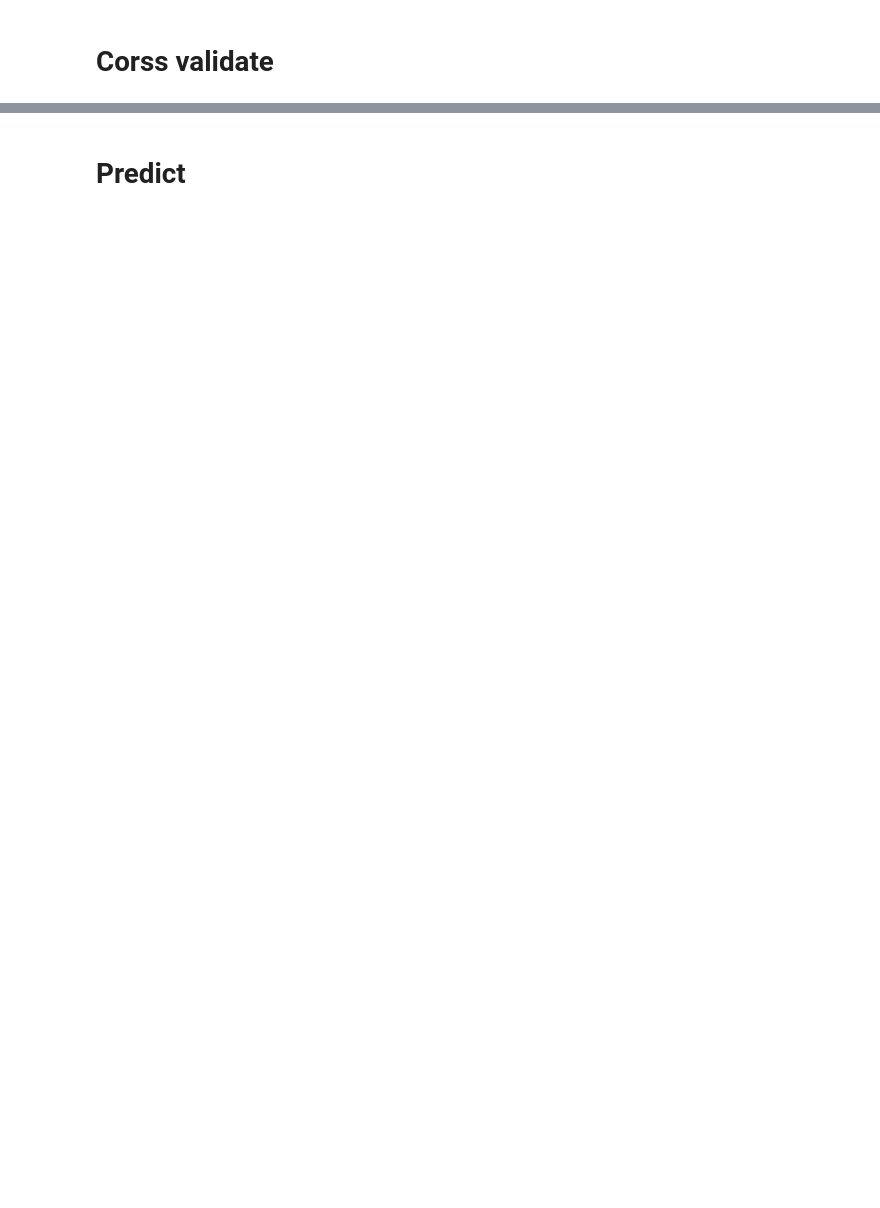
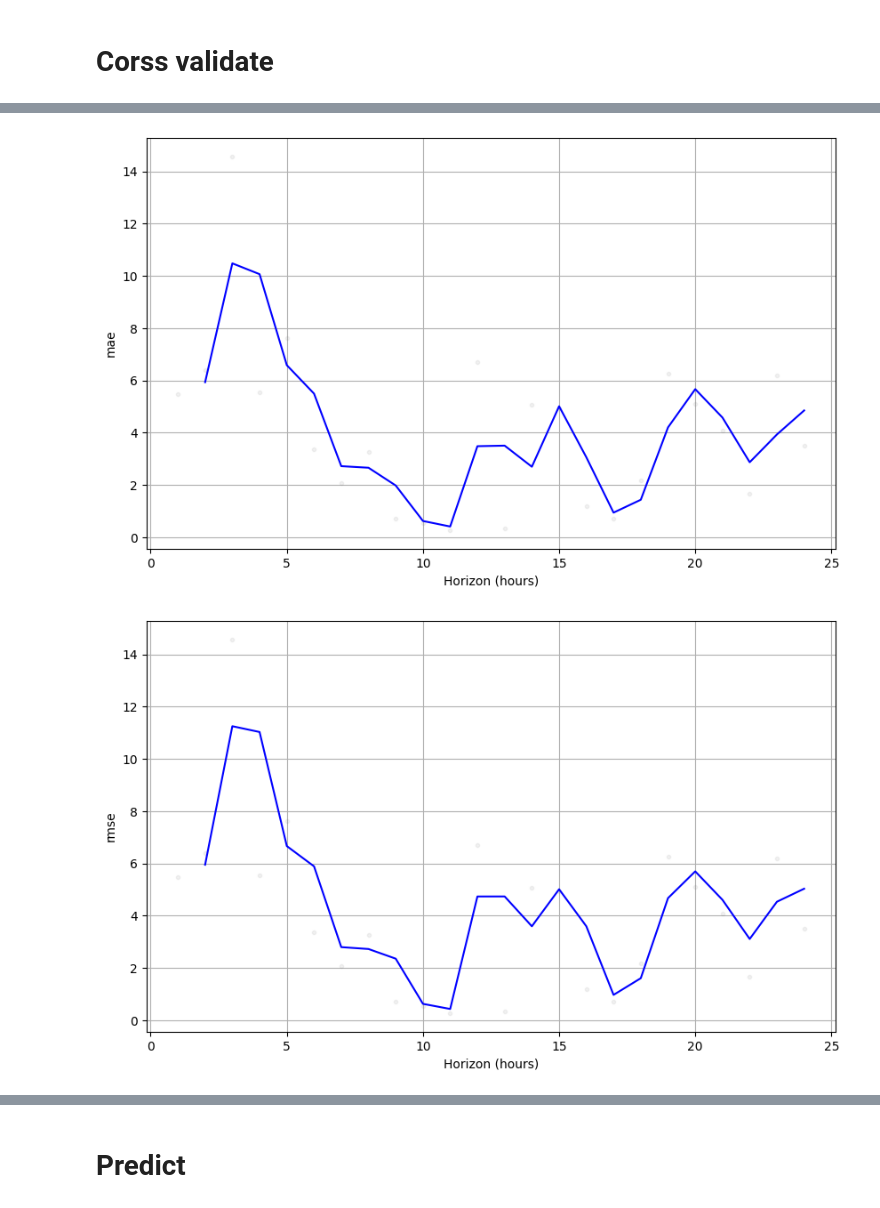
Before and after one commit to DaveGiGi/Duckstradamus, a Jupyter notebook: Model_Prophet/Prophet.ipynb, the cells around one changed output, grey strips where cells are left out. Drawn from its saved outputs; the diff is of its cells as text; code cells hidden in the pictures; blank space fills up the shorter version.

```diff
--- a/Model_Prophet/Prophet.ipynb
+++ b/Model_Prophet/Prophet.ipynb
@@ -24,0 +30,22 @@ df.head()
+# %%
+import pandas as pd
+import numpy as np
+
+periods = 24 * 365 * 5
+ds = pd.date_range('2019-01-01', periods=periods, freq='h')
+np.random.seed(42)
+
+hour_effect = 20 * np.sin(2 * np.pi * ds.hour / 24)
+day_effect  = 10 * np.sin(2 * np.pi * ds.dayofweek / 7)
+trend       = np.linspace(50, 80, periods)
+noise       = np.random.normal(0, 5, periods)
+
+df = pd.DataFrame({
+    'ds':                    ds,
+    'y':                     trend + hour_effect + day_effect + noise,
+    'demand_north':          1000 + 200 * np.sin(2 * np.pi * ds.hour / 24) + np.random.normal(0, 20, periods),
+    'wind_generation':       300 + 150 * np.random.rand(periods),
+    'hydro_storage':         4000 + 500 * np.sin(2 * np.pi * ds.dayofyear / 365) + np.random.normal(0, 50, periods),
+    'temperature_auckland':  15 + 8 * np.sin(2 * np.pi * (ds.dayofyear - 15) / 365) + np.random.normal(0, 2, periods),
+})
+df.head()
@@ -30,20 +64,14 @@ from prophet import Prophet
 
 m = Prophet(
     seasonality_mode='multiplicative',   # or 'additive', but for volatile peaks multiplicative should work best
-    daily_seasonality=False,         # we'll add custom below
+    daily_seasonality=True,         # we'll add custom below
     weekly_seasonality=True,
     yearly_seasonality=True,
 )
-
-m.fit(df)   # takes 1–10 sec on 5 years of hourly data
 # %% [markdown]
 # Hourly and Seasonality
 # %%
-m = Prophet(
-    daily_seasonality=True,   # disable built-in
-    weekly_seasonality=True,
-    yearly_seasonality=True,
-)
+
 
 # Add hourly cycle (24h period)
 m.add_seasonality(
@@ -88,5 +141,16 @@ print(metrics[['horizon', 'mae', 'rmse', 'mape']])
 # %%
 #plot error
 
 from prophet.plot import plot_cross_validation_metric
-plot_cross_validation_metric(df_cv, metric='mae')
+import matplotlib.pyplot as plt
+
+fig1 = plot_cross_validation_metric(df_cv, metric='mae')
+plt.show()
+plt.close(fig1)
+
+fig2 = plot_cross_validation_metric(df_cv, metric='rmse')
+plt.show()
+plt.close(fig2)
+# %% [output]
+[figure, added]
+[figure, added]
```
Also changed, not shown: parts of 7 cells of this notebook, 10 other files.
